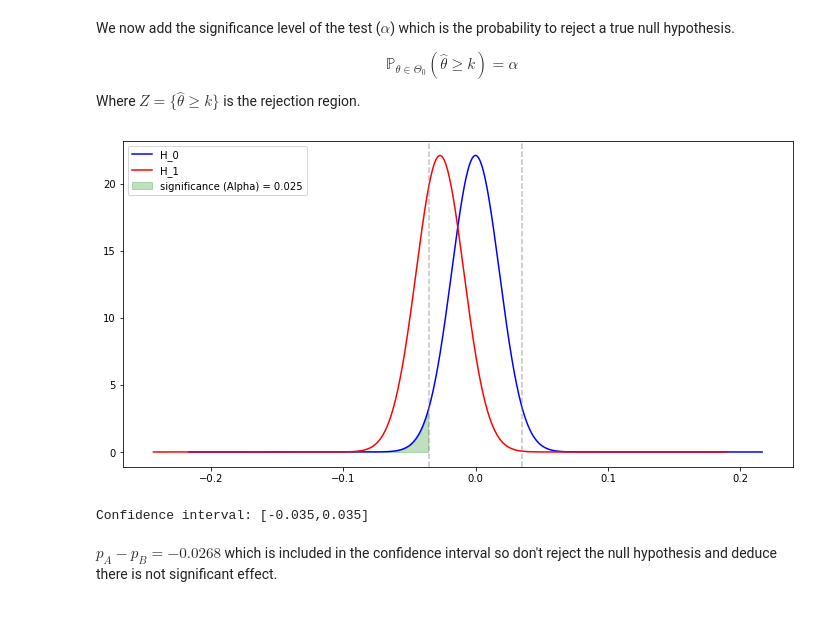
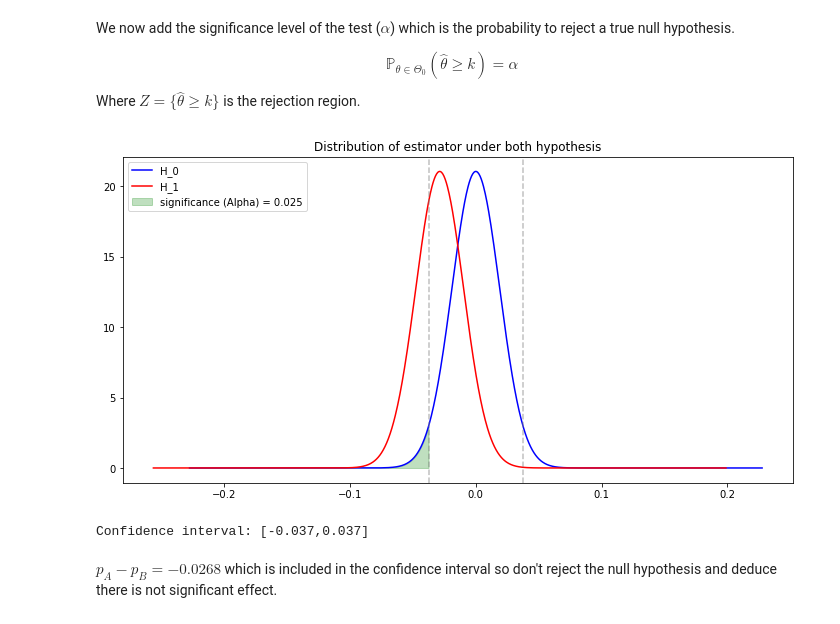
Before and after one commit to savoga/python_exos, a Jupyter notebook: statistical_testing.ipynb, the cells around one changed output. Drawn from its saved outputs; the diff is of its cells as text; code cells hidden in the pictures.

```diff
--- a/statistical_testing.ipynb
+++ b/statistical_testing.ipynb
@@ -214,7 +214,7 @@ N_B = 1000 # desired samples for group B
 p_group = N_A/(N_A + N_B) # = 0.5
 # %%
 control_cr = 0.2 # true conversion rate for group A
-test_cr = 0.25 # true conversion rate for group B
+test_cr = 0.24 # true conversion rate for group B
 # %% [markdown]
 $$G \sim \mathcal{B}(0.5)$$
 $$X_{|G=A} \sim \mathcal{B}(control\_cr)$$
@@ -424,20 +425,21 @@ Where $Z=\{\widehat{\theta} \ge k\}$ is the rejection region.
 # %%
 x = np.linspace(-12 * sigma_1, 12 * sigma_1, 1000)
 fig, ax = plt.subplots(figsize=(12,6))
 ax.plot(x_0, y_0, c='blue', label='H_0')
 ax.plot(x_1, y_1, c='red', label='H_1')
 ax.axvline(left, c='grey', linestyle='--', alpha=0.5)
 ax.axvline(right, c='grey', linestyle='--', alpha=0.5)
 ax.fill_between(x, 0, scs.norm(mu_0, sigma_1).pdf(x), color='green', alpha=0.25,
                 where=(x < left), label='significance (Alpha) = {0:.3f}'.format(scs.norm(mu_0, sigma_1).cdf(left)))
 plt.legend(loc="upper left")
+plt.title('Distribution of estimator under both hypothesis')
 plt.show()
 # %% [output]
-[figure, old version]
+[figure, new version]
 # %%
 print('Confidence interval: [{},{}]'.format(round(left,3), round(right,3)))
 # %% [output]
-Confidence interval: [-0.035,0.035]
+Confidence interval: [-0.037,0.037]
 # %% [markdown]
 $p_A - p_B = -0.0268$ which is included in the confidence interval so don't reject the null hypothesis and deduce there is not significant effect.
 # %% [markdown]
```
Also changed, not shown: parts of 14 cells of this notebook.
